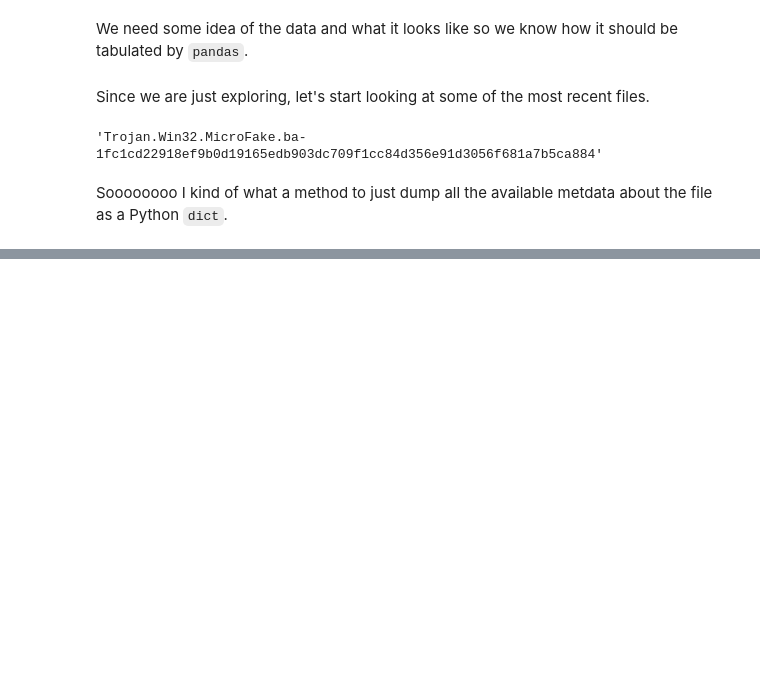
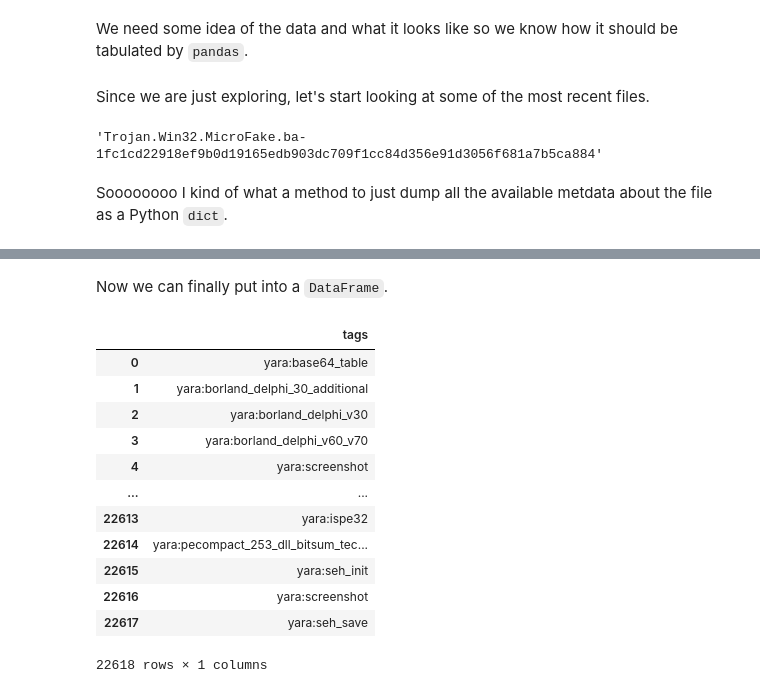
Before and after one commit to backchannelinc/vxdb-notebooks, a Jupyter notebook: 0_Exploring_VXDB.ipynb, the cells around one changed output, grey strips where cells are left out. Saved outputs shown, nothing was run; the diff lists cells and outputs as text; code cells hidden in the pictures; blank space fills up the shorter version.

```diff
--- a/0_Exploring_VXDB.ipynb
+++ b/0_Exploring_VXDB.ipynb
@@ -79,0 +160,19 @@ sample_info(most_recent_file)['analyses'][0].id
+# %% [markdown]
+Now we can finally put into a `DataFrame`.
+# %%
+df = pd.DataFrame({'tags':all_tags})
+df
+# %% [output]
+|  | tags |
+| 0 | yara:base64_table |
+| 1 | yara:borland_delphi_30_additional |
+| 2 | yara:borland_delphi_v30 |
+| 3 | yara:borland_delphi_v60_v70 |
+| 4 | yara:screenshot |
+| ... | ... |
+| 22613 | yara:ispe32 |
+| 22614 | yara:pecompact_253_dll_bitsum_tec... |
+| 22615 | yara:seh_init |
+| 22616 | yara:screenshot |
+| 22617 | yara:seh_save |
+22618 rows × 1 columns
```
Also changed, not shown: parts of 23 cells of this notebook.
